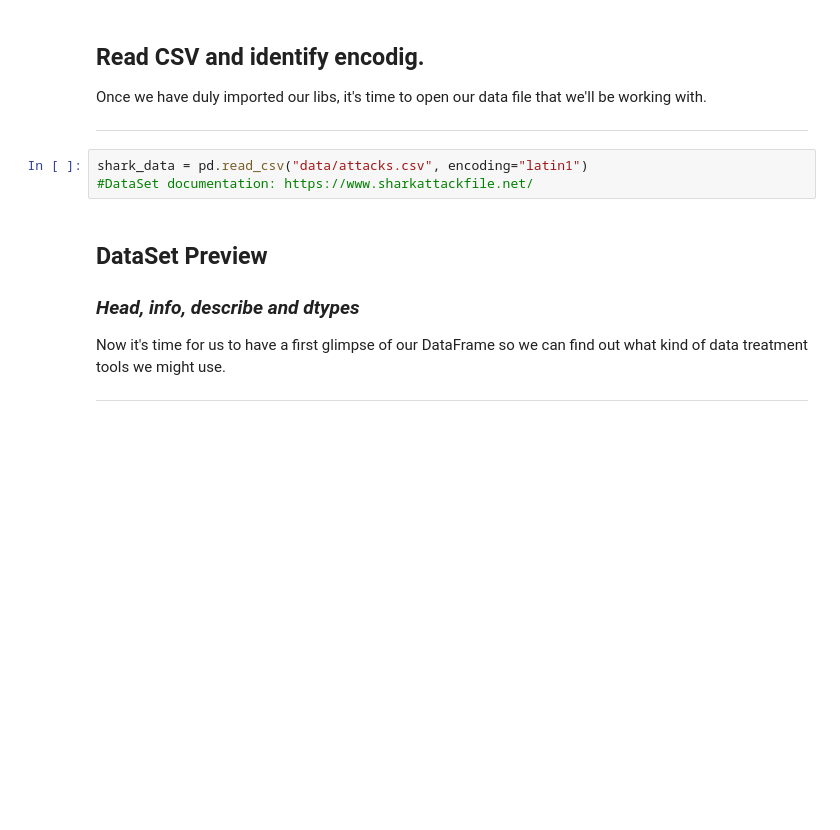
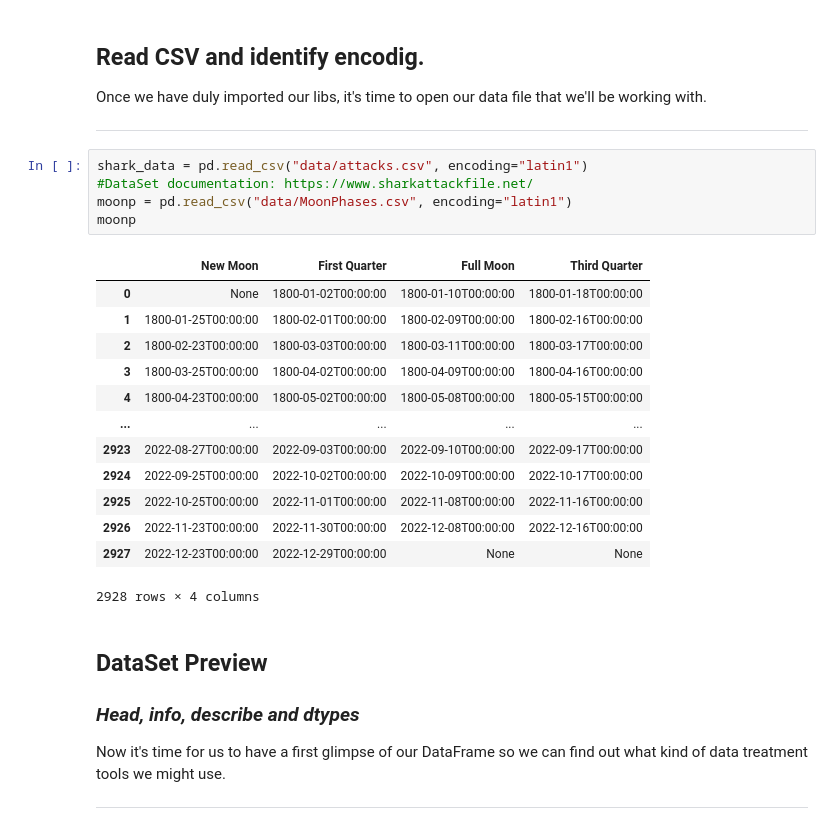
Before and after one commit to rfbj/IRONHACK-DATA-ANALYSIS, a Jupyter notebook: PROJECTS/Data Cleaning - Shark Attack/Data Cleaning - Shark Attack.ipynb, the cells around one changed output. Cells and saved outputs as stored; diff of their text form; blank space fills up the shorter version.

```diff
--- a/PROJECTS/Data Cleaning - Shark Attack/Data Cleaning - Shark Attack.ipynb
+++ b/PROJECTS/Data Cleaning - Shark Attack/Data Cleaning - Shark Attack.ipynb
@@ -56,6 +56,22 @@ Once we have duly imported our libs, it's time to open our data file that we'll
 # %%
 shark_data = pd.read_csv("data/attacks.csv", encoding="latin1")
 #DataSet documentation: https://www.sharkattackfile.net/
+moonp = pd.read_csv("data/MoonPhases.csv", encoding="latin1")
+moonp
+# %% [output]
+|  | New Moon | First Quarter | Full Moon | Third Quarter |
+| 0 | None | 1800-01-02T00:00:00 | 1800-01-10T00:00:00 | 1800-01-18T00:00:00 |
+| 1 | 1800-01-25T00:00:00 | 1800-02-01T00:00:00 | 1800-02-09T00:00:00 | 1800-02-16T00:00:00 |
+| 2 | 1800-02-23T00:00:00 | 1800-03-03T00:00:00 | 1800-03-11T00:00:00 | 1800-03-17T00:00:00 |
+| 3 | 1800-03-25T00:00:00 | 1800-04-02T00:00:00 | 1800-04-09T00:00:00 | 1800-04-16T00:00:00 |
+| 4 | 1800-04-23T00:00:00 | 1800-05-02T00:00:00 | 1800-05-08T00:00:00 | 1800-05-15T00:00:00 |
+| ... | ... | ... | ... | ... |
+| 2923 | 2022-08-27T00:00:00 | 2022-09-03T00:00:00 | 2022-09-10T00:00:00 | 2022-09-17T00:00:00 |
+| 2924 | 2022-09-25T00:00:00 | 2022-10-02T00:00:00 | 2022-10-09T00:00:00 | 2022-10-17T00:00:00 |
+| 2925 | 2022-10-25T00:00:00 | 2022-11-01T00:00:00 | 2022-11-08T00:00:00 | 2022-11-16T00:00:00 |
+| 2926 | 2022-11-23T00:00:00 | 2022-11-30T00:00:00 | 2022-12-08T00:00:00 | 2022-12-16T00:00:00 |
+| 2927 | 2022-12-23T00:00:00 | 2022-12-29T00:00:00 | None | None |
+2928 rows × 4 columns
 # %% [markdown]
 ## DataSet Preview
 ### ***Head, info, describe and dtypes***
```
Also changed, not shown: 1 other file.
